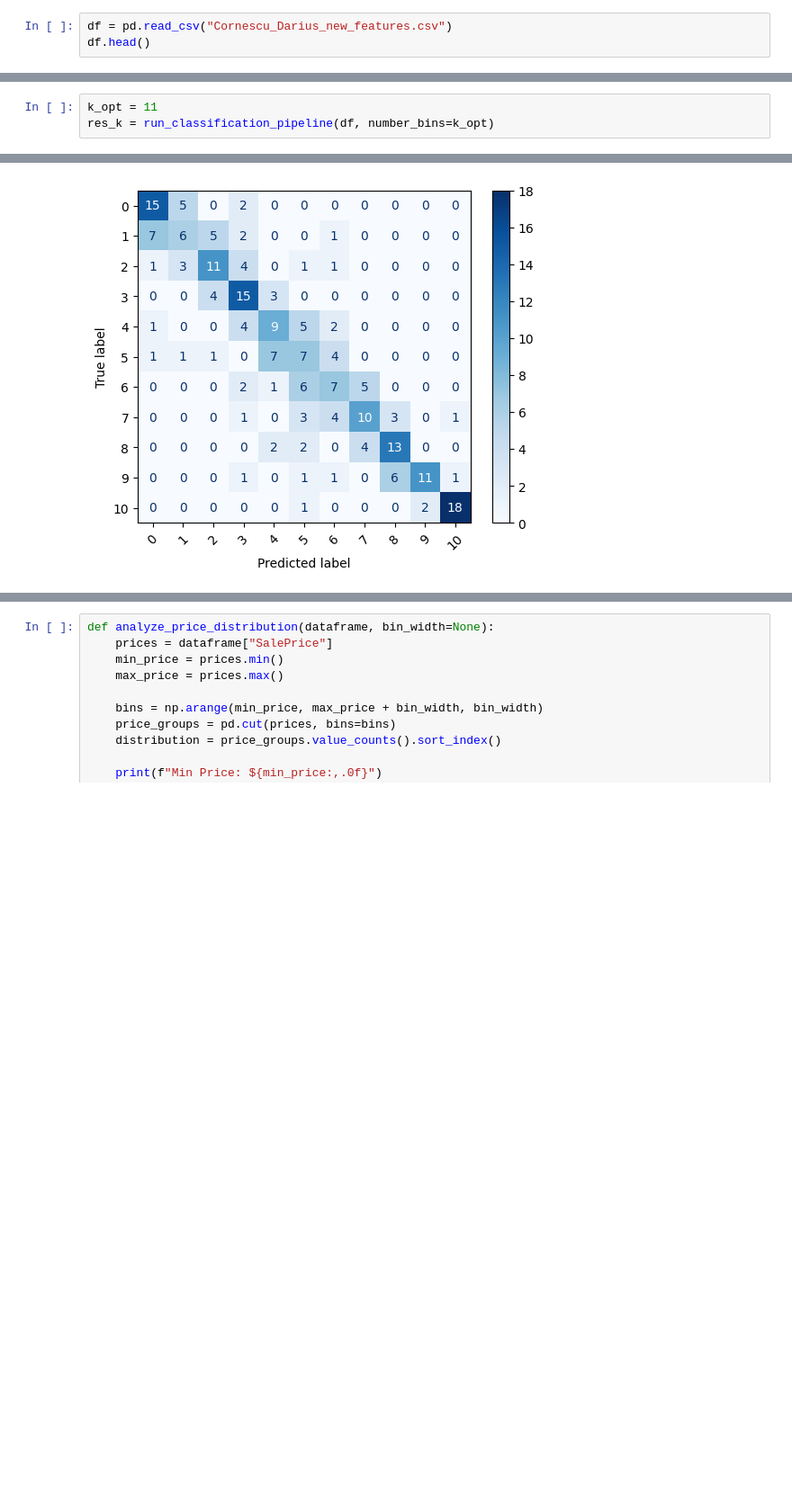
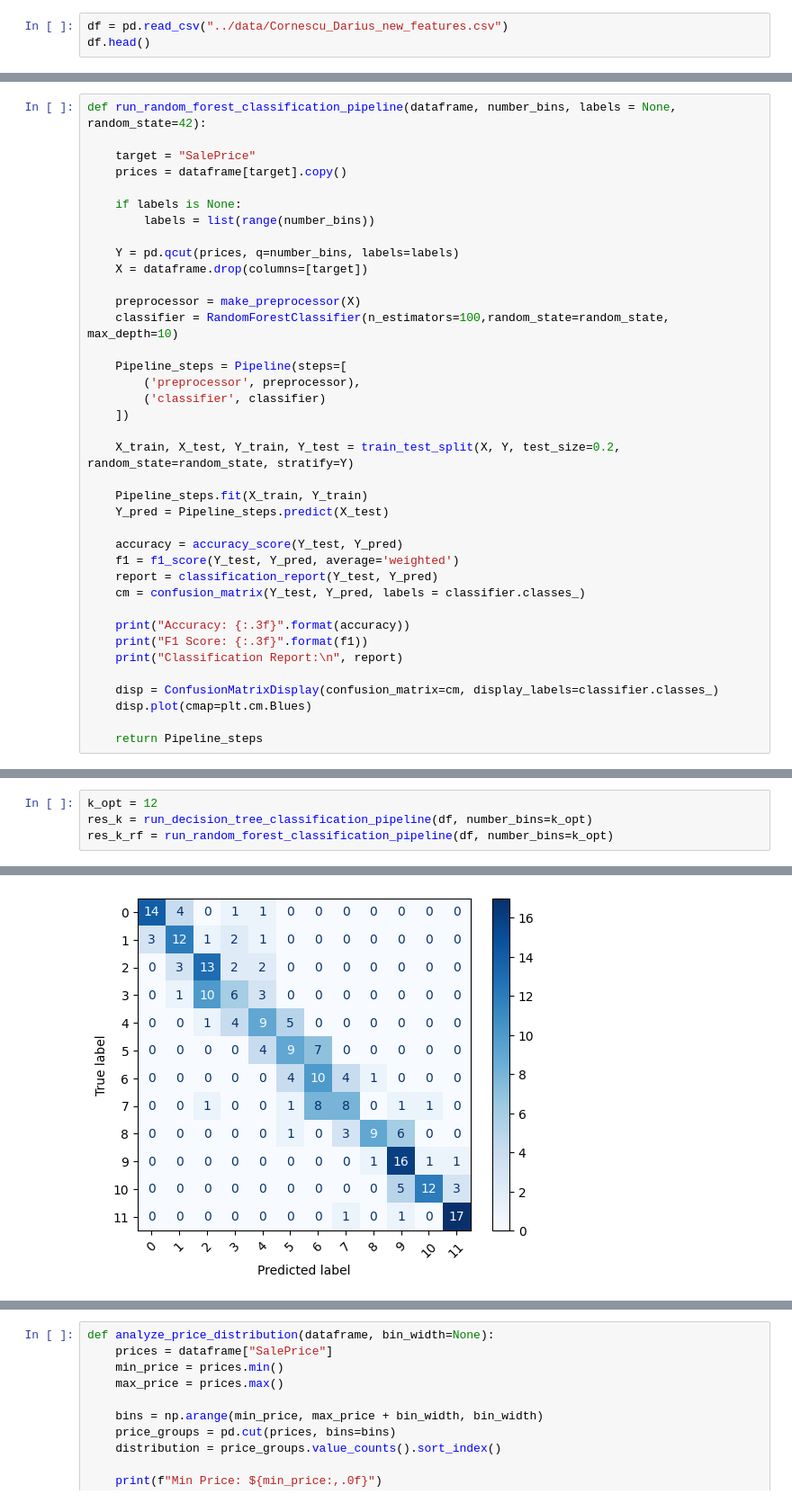
Before and after one commit to OctaMarina/house-price-prediction-integra, a Jupyter notebook: notebooks/Cornescu_Darius_split_comparison.ipynb, the cells around one changed output, grey strips where cells are left out. Shown at 90% size. Drawn from its saved outputs; the diff is of its cells as text; blank space fills up the shorter version.

Commit message:
Random Forest - Cornescu Darius

```diff
--- a/notebooks/Cornescu_Darius_split_comparison.ipynb
+++ b/notebooks/Cornescu_Darius_split_comparison.ipynb
@@ -14,5 +15,5 @@ from sklearn.metrics import accuracy_score, f1_score, classification_report, con
 # %%
-df = pd.read_csv("Cornescu_Darius_new_features.csv")
+df = pd.read_csv("../data/Cornescu_Darius_new_features.csv")
 df.head()
 # %% [output]
 |  | MSSubClass | MSZoning | LotFrontage | LotArea | Street | Alley | LotShape | LandContour | Utilities | ... |
@@ -80,5 +81,43 @@ def run_classification_pipeline(dataframe, number_bins, labels = None, random_st
     disp.plot(cmap=plt.cm.Blues)
 
     return Pipeline_steps
+# %%
+def run_random_forest_classification_pipeline(dataframe, number_bins, labels = None, random_state=42):
+
+    target = "SalePrice"
+    prices = dataframe[target].copy()
+
+    if labels is None:
+        labels = list(range(number_bins))
+
+    Y = pd.qcut(prices, q=number_bins, labels=labels)
+    X = dataframe.drop(columns=[target])
+
+    preprocessor = make_preprocessor(X)
+    classifier = RandomForestClassifier(n_estimators=100,random_state=random_state, max_depth=10)
+
+    Pipeline_steps = Pipeline(steps=[
+        ('preprocessor', preprocessor),
+        ('classifier', classifier)
+    ])
+
+    X_train, X_test, Y_train, Y_test = train_test_split(X, Y, test_size=0.2, random_state=random_state, stratify=Y)
+
+    Pipeline_steps.fit(X_train, Y_train)
+    Y_pred = Pipeline_steps.predict(X_test)
+
+    accuracy = accuracy_score(Y_test, Y_pred)
+    f1 = f1_score(Y_test, Y_pred, average='weighted')
+    report = classification_report(Y_test, Y_pred)
+    cm = confusion_matrix(Y_test, Y_pred, labels = classifier.classes_)
+
+    print("Accuracy: {:.3f}".format(accuracy))
+    print("F1 Score: {:.3f}".format(f1))
+    print("Classification Report:\n", report)
+
+    disp = ConfusionMatrixDisplay(confusion_matrix=cm, display_labels=classifier.classes_)
+    disp.plot(cmap=plt.cm.Blues)
+
+    return Pipeline_steps
 # %%
 labels_3 = ["cheap", "medium", "expensive"]
@@ -100,4 +166,5 @@ weighted avg       0.91      0.91      0.91       234
 # %%
-k_opt = 11
-res_k = run_classification_pipeline(df, number_bins=k_opt)
+k_opt = 12
+res_k = run_decision_tree_classification_pipeline(df, number_bins=k_opt)
+res_k_rf = run_random_forest_classification_pipeline(df, number_bins=k_opt)
 # %% [output]
@@ -121 +188 @@ weighted avg       0.54      0.52      0.52       234
-[figure, old version]
+[figure, new version]
```
Also changed, not shown: parts of 11 cells of this notebook.
